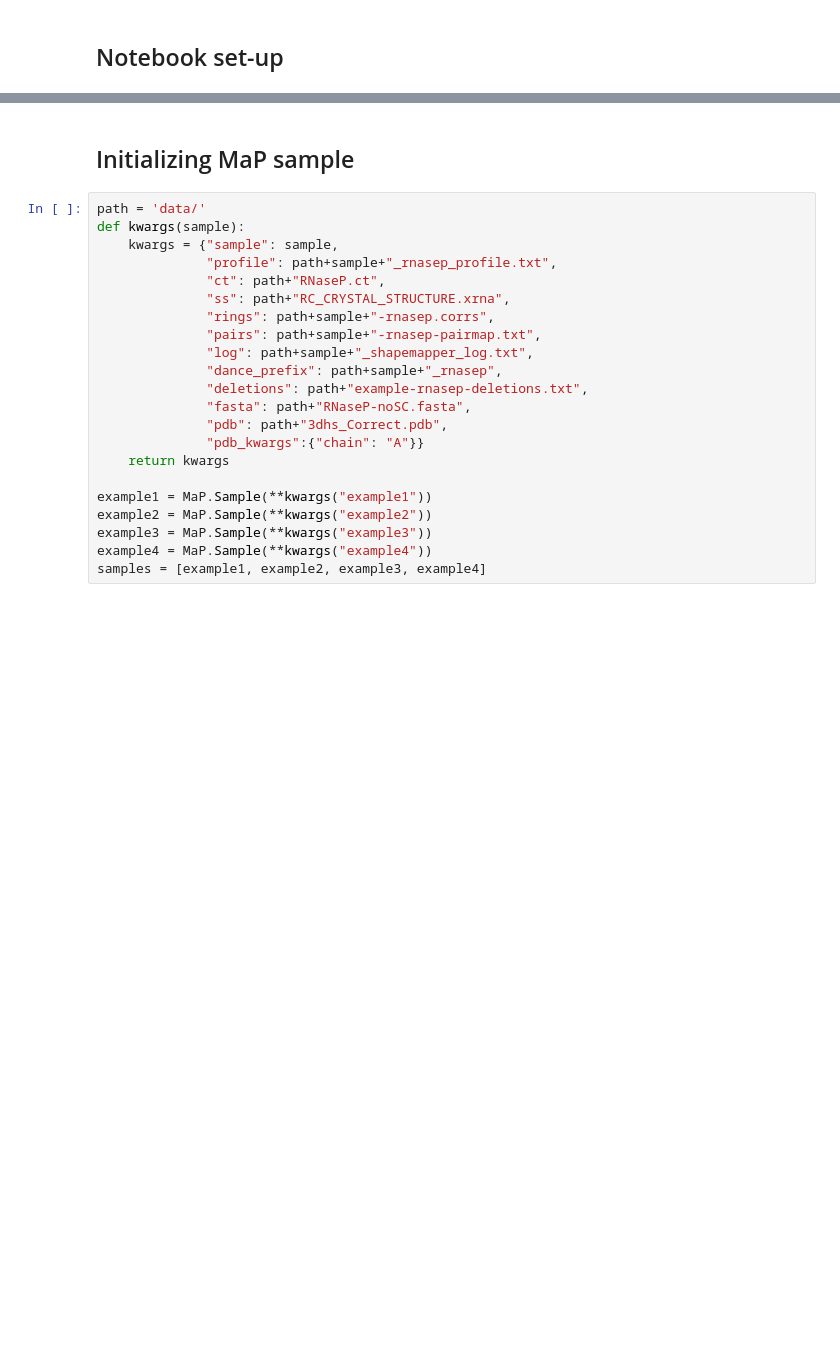
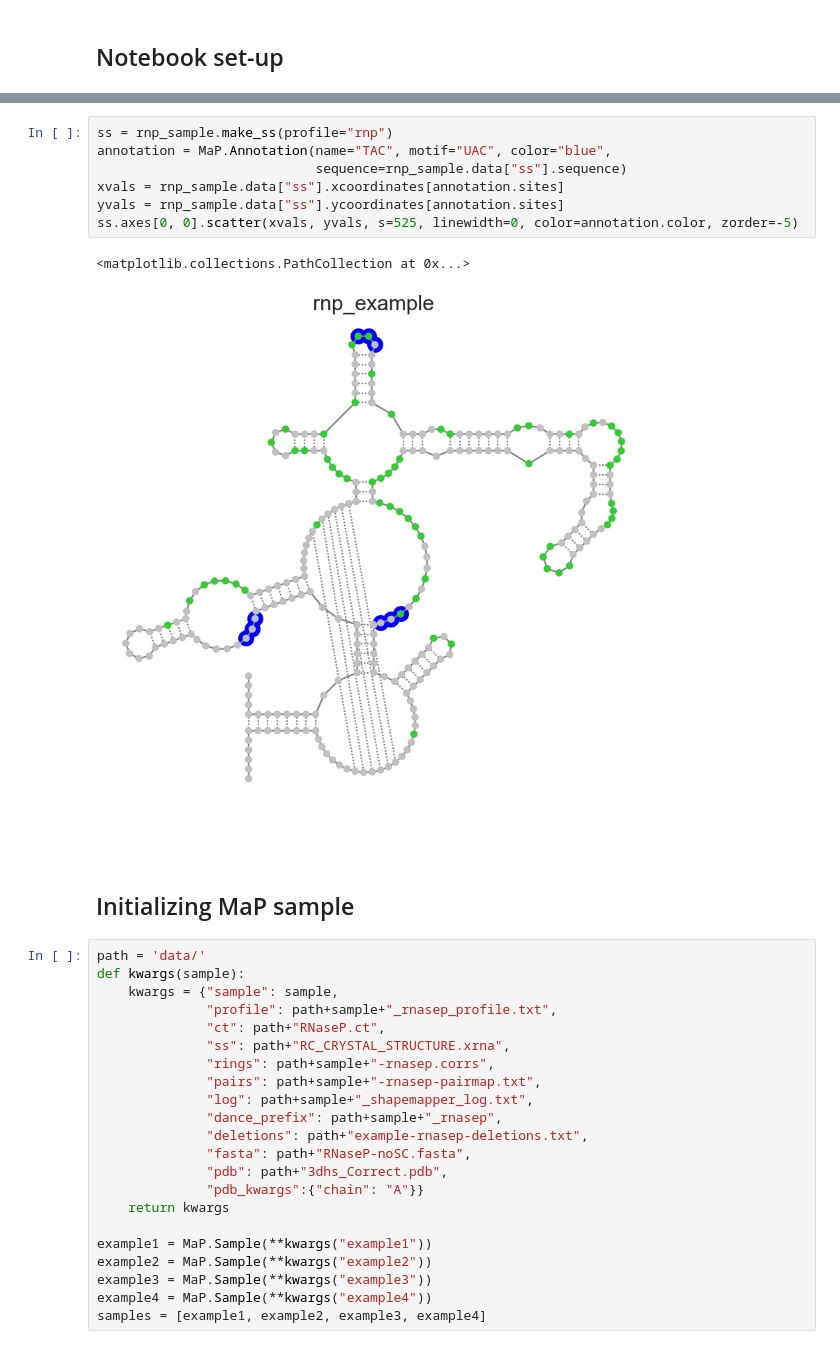
Before and after one commit to Weeks-UNC/RNAvigate, a Jupyter notebook: JNB-example/new-figure-testing.ipynb, the cells around one changed output, grey strips where cells are left out. Cells and saved outputs as stored; diff of their text form; blank space fills up the shorter version.

```diff
--- a/JNB-example/new-figure-testing.ipynb
+++ b/JNB-example/new-figure-testing.ipynb
@@ -17,3 +33,13 @@ MaP.create_code_button()
+# %%
+ss = rnp_sample.make_ss(profile="rnp")
+annotation = MaP.Annotation(name="TAC", motif="UAC", color="blue",
+                            sequence=rnp_sample.data["ss"].sequence)
+xvals = rnp_sample.data["ss"].xcoordinates[annotation.sites]
+yvals = rnp_sample.data["ss"].ycoordinates[annotation.sites]
+ss.axes[0, 0].scatter(xvals, yvals, s=525, linewidth=0, color=annotation.color, zorder=-5)
+# %% [output]
+<matplotlib.collections.PathCollection at 0x...>
+[figure, added]
 # %% [markdown]
 Initializing MaP sample
 -----------------------
```
Also changed, not shown: parts of 4 cells of this notebook.
